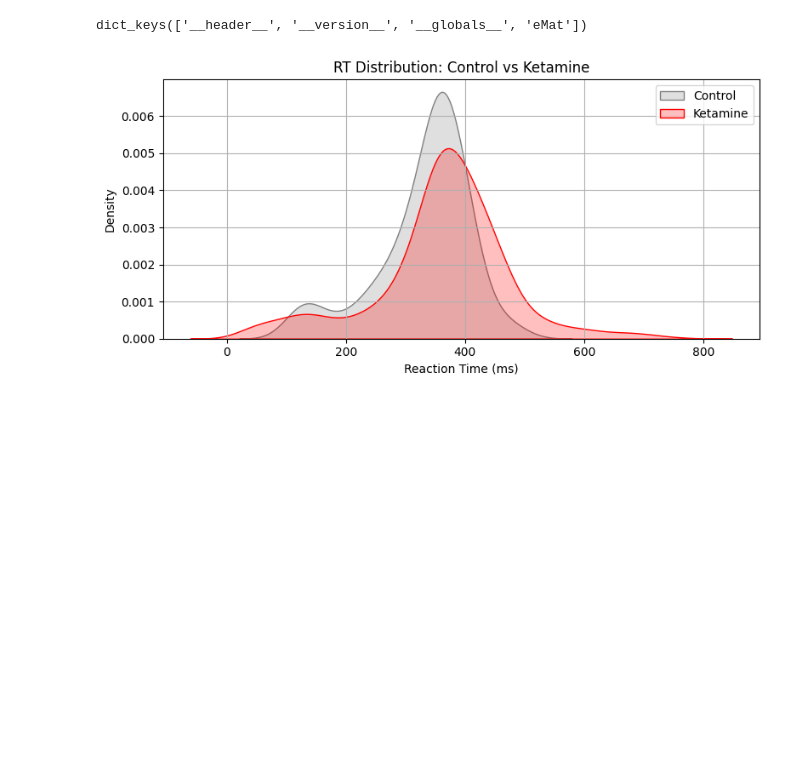
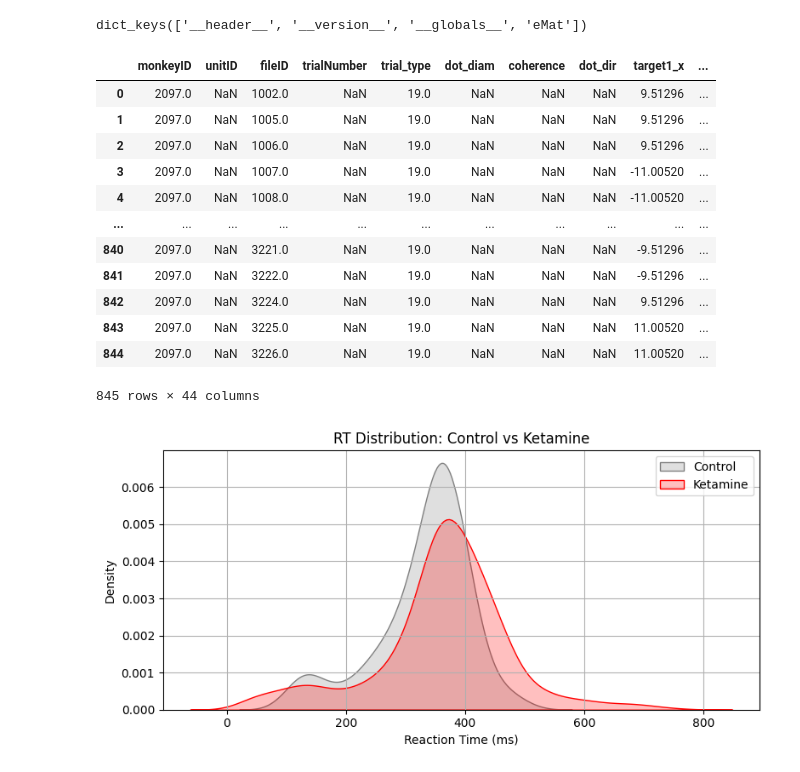
Before and after one commit to Da4kek/Temporal-Dynamics, a Jupyter notebook: Ketamine_data_analysis.ipynb, the cells around one changed output. Saved outputs shown, nothing was run; the diff lists cells and outputs as text; code cells hidden in the pictures; blank space fills up the shorter version.

```diff
--- a/Ketamine_data_analysis.ipynb
+++ b/Ketamine_data_analysis.ipynb
@@ -28,6 +29,22 @@ df = df[df["reaction_time"].notna() & df["go_time"].notna()]
 df_n = df_n[df_n["reaction_time"].notna() & df_n["go_time"].notna()]
 # %%
 df.reset_index(drop=True, inplace=True)
+# %%
+df
+# %% [output]
+|  | monkeyID | unitID | fileID | trialNumber | trial_type | dot_diam | coherence | dot_dir | target1_x | ... |
+| 0 | 2097.0 | NaN | 1002.0 | NaN | 19.0 | NaN | NaN | NaN | 9.51296 | ... |
+| 1 | 2097.0 | NaN | 1005.0 | NaN | 19.0 | NaN | NaN | NaN | 9.51296 | ... |
+| 2 | 2097.0 | NaN | 1006.0 | NaN | 19.0 | NaN | NaN | NaN | 9.51296 | ... |
+| 3 | 2097.0 | NaN | 1007.0 | NaN | 19.0 | NaN | NaN | NaN | -11.00520 | ... |
+| 4 | 2097.0 | NaN | 1008.0 | NaN | 19.0 | NaN | NaN | NaN | -11.00520 | ... |
+| ... | ... | ... | ... | ... | ... | ... | ... | ... | ... | ... |
+| 840 | 2097.0 | NaN | 3221.0 | NaN | 19.0 | NaN | NaN | NaN | -9.51296 | ... |
+| 841 | 2097.0 | NaN | 3222.0 | NaN | 19.0 | NaN | NaN | NaN | -9.51296 | ... |
+| 842 | 2097.0 | NaN | 3224.0 | NaN | 19.0 | NaN | NaN | NaN | 9.51296 | ... |
+| 843 | 2097.0 | NaN | 3225.0 | NaN | 19.0 | NaN | NaN | NaN | 11.00520 | ... |
+| 844 | 2097.0 | NaN | 3226.0 | NaN | 19.0 | NaN | NaN | NaN | 11.00520 | ... |
+845 rows × 44 columns
 # %%
 plt.figure(figsize=(8, 4))
 sns.kdeplot(df_n["reaction_time"] * 1000,
```
Also changed, not shown: parts of 10 cells of this notebook.
